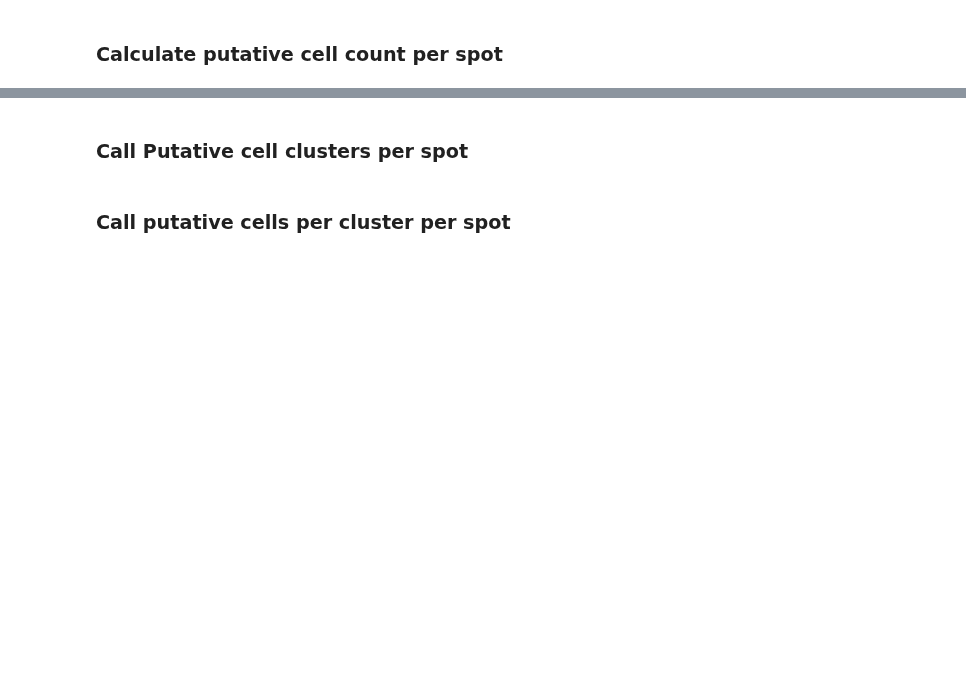
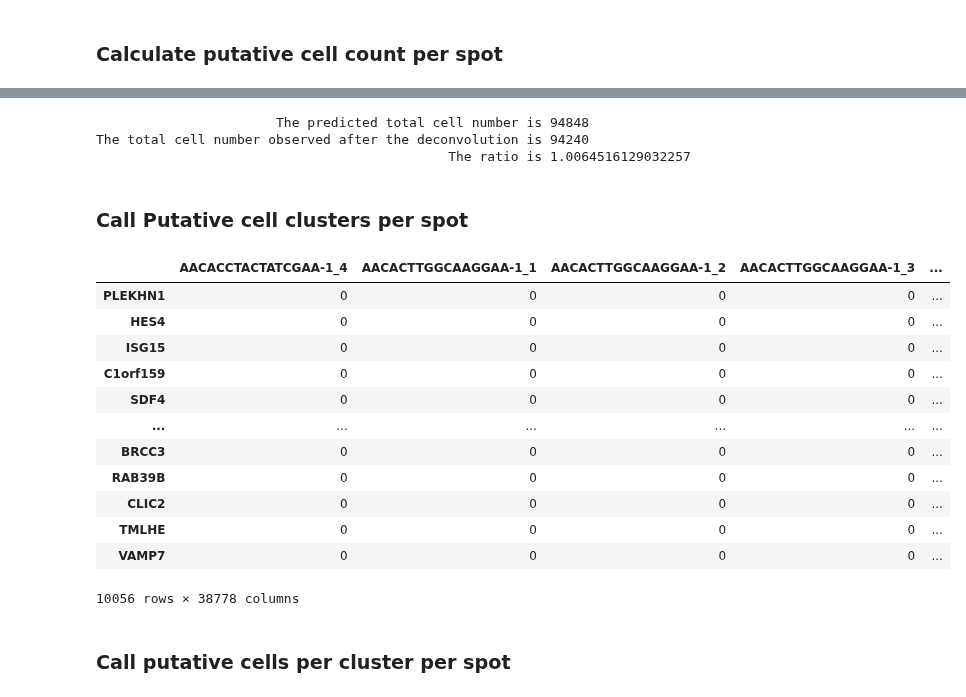
Before and after one commit to Perik-Zavodskii/CoexpressDeconvolve, a Jupyter notebook: CoexpressDeconvolve.ipynb, the cells around one changed output, grey strips where cells are left out. Drawn from its saved outputs; the diff is of its cells as text; code cells hidden in the pictures; blank space fills up the shorter version.

```diff
--- a/CoexpressDeconvolve.ipynb
+++ b/CoexpressDeconvolve.ipynb
@@ -323,6 +418,7 @@ plt.show()
 # %%
 # Filter out noise (-1 labels)
 valid = dist[dist["Cluster"] != -1]
+valid["Cluster"] = valid["Cluster"] + 1
 
 # Group genes by cluster label
 cluster_dict = (
@@ -394,6 +536,6 @@ plt.show()
 # %%
-# Manual adjustment
-thresholds_df.loc[3, "UMI Th"] = 3522
+# Manual threshold adjustment for the cluster 4
+thresholds_df.loc[4, "UMI Th"] = 3522
 # %% [markdown]
 ### Calculate putative cell count per spot
 # %%
@@ -446,6 +611,10 @@ spots = deconvolution.shape[1]
 print(f'                       The predicted total cell number is {spots * cells_per_spot}')
 print(f'The total cell number observed after the deconvolution is {round(cell_count.T.sum().sum())}')
 print(f'                                             The ratio is {(spots * cells_per_spot)/(cell_count.T.sum().sum())}')
+# %% [output]
+                       The predicted total cell number is 94848
+The total cell number observed after the deconvolution is 94240
+                                             The ratio is 1.0064516129032257
 # %% [markdown]
 ### Call Putative cell clusters per spot
 # %%
@@ -478,33 +647,50 @@ subspot_labels = [
     for c_idx in range(n_clusters)
     if keep[s_idx, c_idx]
 ]
 n_subspots = len(subspot_labels)
 
 # Extract the Visium matrix as ndarray
 V = Visium.values
 
 subspot_data = np.zeros((n_genes, n_subspots), dtype=int)
 col = 0
 for s_idx in range(n_spots):
     spot_vector = V[:, s_idx].reshape(-1, 1)
 
     keep_clusters = np.where(keep[s_idx])[0]
 
     masks = cluster_masks[:, keep_clusters]
 
     block = (spot_vector * masks).astype(int)
 
     subspot_data[:, col:col + len(keep_clusters)] = block
     col += len(keep_clusters)
 
 # Wrap into DataFrame
 putative_cell_per_spot = pd.DataFrame(
     subspot_data,
     index=genes,
     columns=subspot_labels
 )
 
+# remove rows where the sum across all columns == 0
+putative_cell_per_spot = putative_cell_per_spot[putative_cell_per_spot.sum(axis=1) != 0]
+
 putative_cell_per_spot
+# %% [output]
+|  | AACACCTACTATCGAA-1_4 | AACACTTGGCAAGGAA-1_1 | AACACTTGGCAAGGAA-1_2 | AACACTTGGCAAGGAA-1_3 | ... |
+| PLEKHN1 | 0 | 0 | 0 | 0 | ... |
+| HES4 | 0 | 0 | 0 | 0 | ... |
+| ISG15 | 0 | 0 | 0 | 0 | ... |
+| C1orf159 | 0 | 0 | 0 | 0 | ... |
+| SDF4 | 0 | 0 | 0 | 0 | ... |
+| ... | ... | ... | ... | ... | ... |
+| BRCC3 | 0 | 0 | 0 | 0 | ... |
+| RAB39B | 0 | 0 | 0 | 0 | ... |
+| CLIC2 | 0 | 0 | 0 | 0 | ... |
+| TMLHE | 0 | 0 | 0 | 0 | ... |
+| VAMP7 | 0 | 0 | 0 | 0 | ... |
+10056 rows × 38778 columns
 # %% [markdown]
 ### Call putative cells per cluster per spot
 # %%
```
Also changed, not shown: parts of 19 cells of this notebook.
